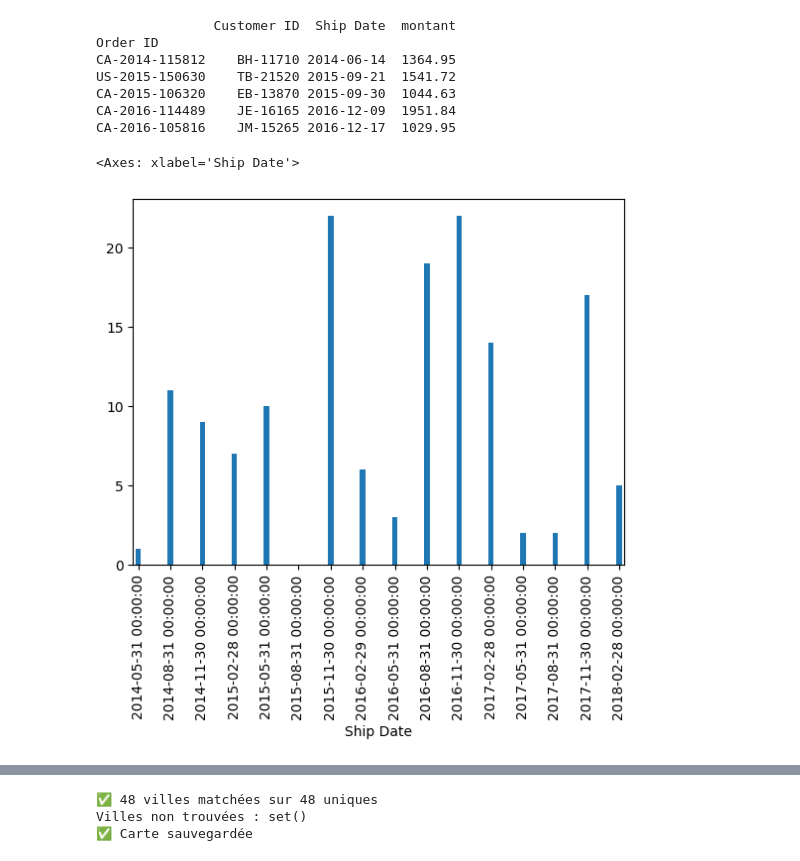
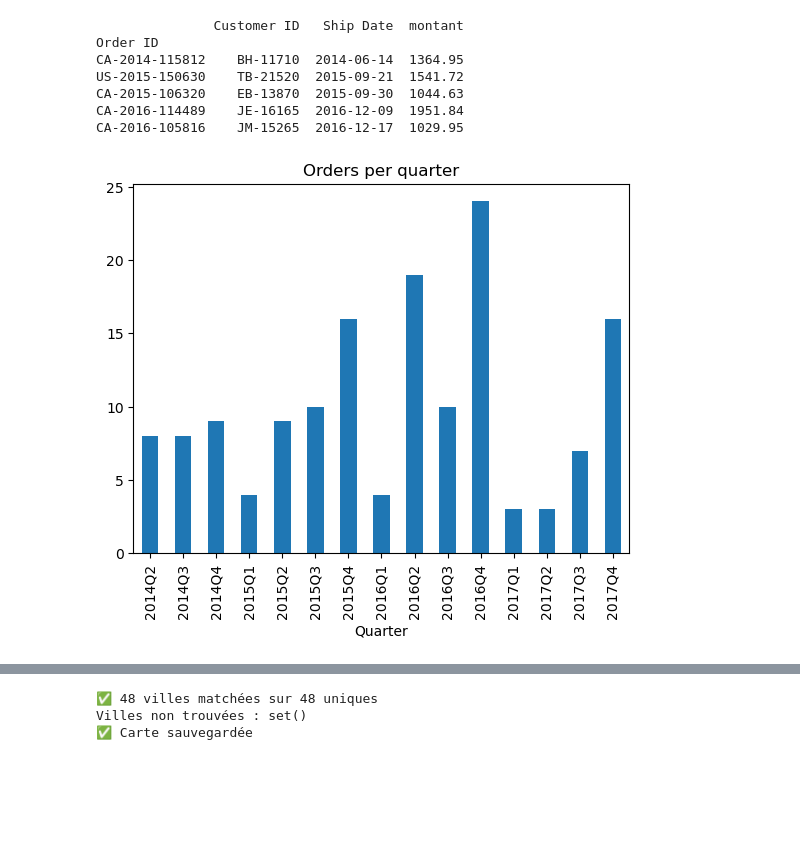
Before and after one commit to Attila0769/excel_project_python, a Jupyter notebook: python_part.ipynb, the cells around one changed output, grey strips where cells are left out. Saved outputs shown, nothing was run; the diff lists cells and outputs as text; code cells hidden in the pictures; blank space fills up the shorter version.

```diff
--- a/python_part.ipynb
+++ b/python_part.ipynb
@@ -13,7 +12,7 @@ import geopandas as gp
 # %% [markdown]
 Get usefull first informations on the dataset
 # %%
-data = pd.read_csv('excel_project_s2.csv',sep=';',index_col=0,decimal=',')
+data = pd.read_csv('excel_project_s2.csv',sep=',',index_col=0,decimal='.')
 data.head(),data.info(),data.describe(),data.dtypes,data.columns
 # %% [output]
 <class 'pandas.DataFrame'>
@@ -53,12 +52,12 @@ memory usage: 24.6+ KB
 # %% [markdown]
 Changing date datatype to pandas datetime64 type
 # %%
-data["Ship Date"] = pd.to_datetime(data["Ship Date"], dayfirst=True,format="%d/%m/%Y").dt.normalize()
+data["Ship Date"] = pd.to_datetime(data["Ship Date"], format="%m/%d/%Y").dt.date
 data["montant"] = (data[" Total Amount After the Discount "]
                  .astype(str)  # Assure string
                  .str.replace('$', '') # Espaces résiduels
-                 .str.replace(" ", "")  # Enlève $
-                 .str.replace(",",".")
+                 .str.replace(" ", "")
+                 .str.replace(",","")  # Enlève $
                  .str.strip()
                  )
 data["montant"] = pd.to_numeric(data["montant"])  # Conversion
@@ -82,6 +82,16 @@ CA-2016-105816    JM-15265 2016-12-17  1029.95
 # %%
-data.groupby(pd.Grouper(key="Ship Date",freq="3ME"))["montant"].count().plot(legend=False,kind="bar")
+data['Ship Date'] = pd.to_datetime(
+    data['Ship Date'],
+    format='%m/%d/%Y',   # adapte si besoin
+    errors='coerce'      # les dates invalides deviennent NaT
+)
+data['Quarter'] = data['Ship Date'].dt.to_period('Q')
+quarterly = data.groupby('Quarter')['montant'].count()
+
+quarterly.plot(kind='bar', legend=False)
+plt.title('Orders per quarter')
+plt.savefig('plots/evolution_orders.png', dpi=300, bbox_inches='tight')
+plt.show()
 # %% [output]
-<Axes: xlabel='Ship Date'>
-[figure, old version]
+[figure, new version]
 # %%
```
Also changed, not shown: parts of 5 cells of this notebook, 15 other files.
